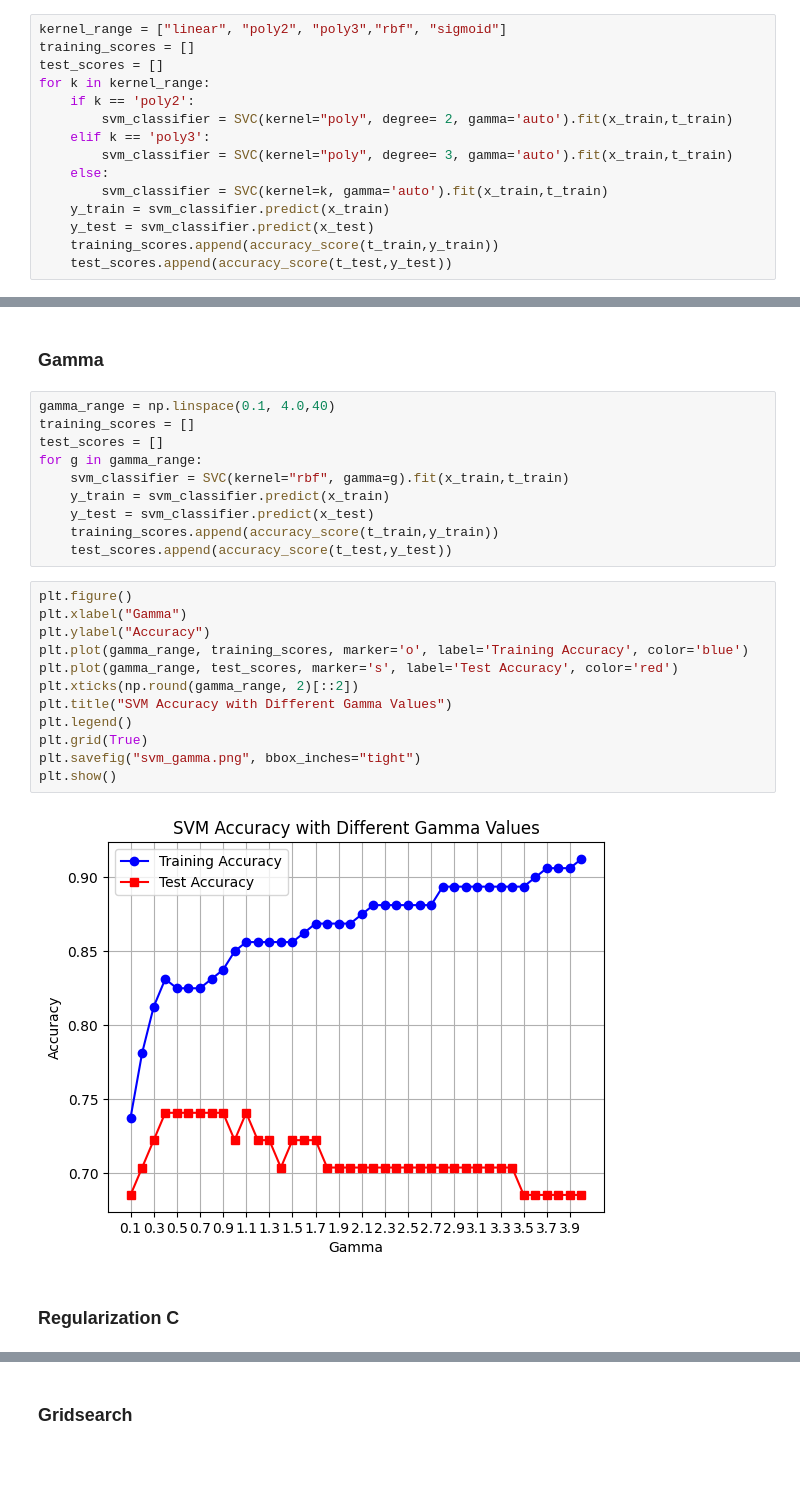
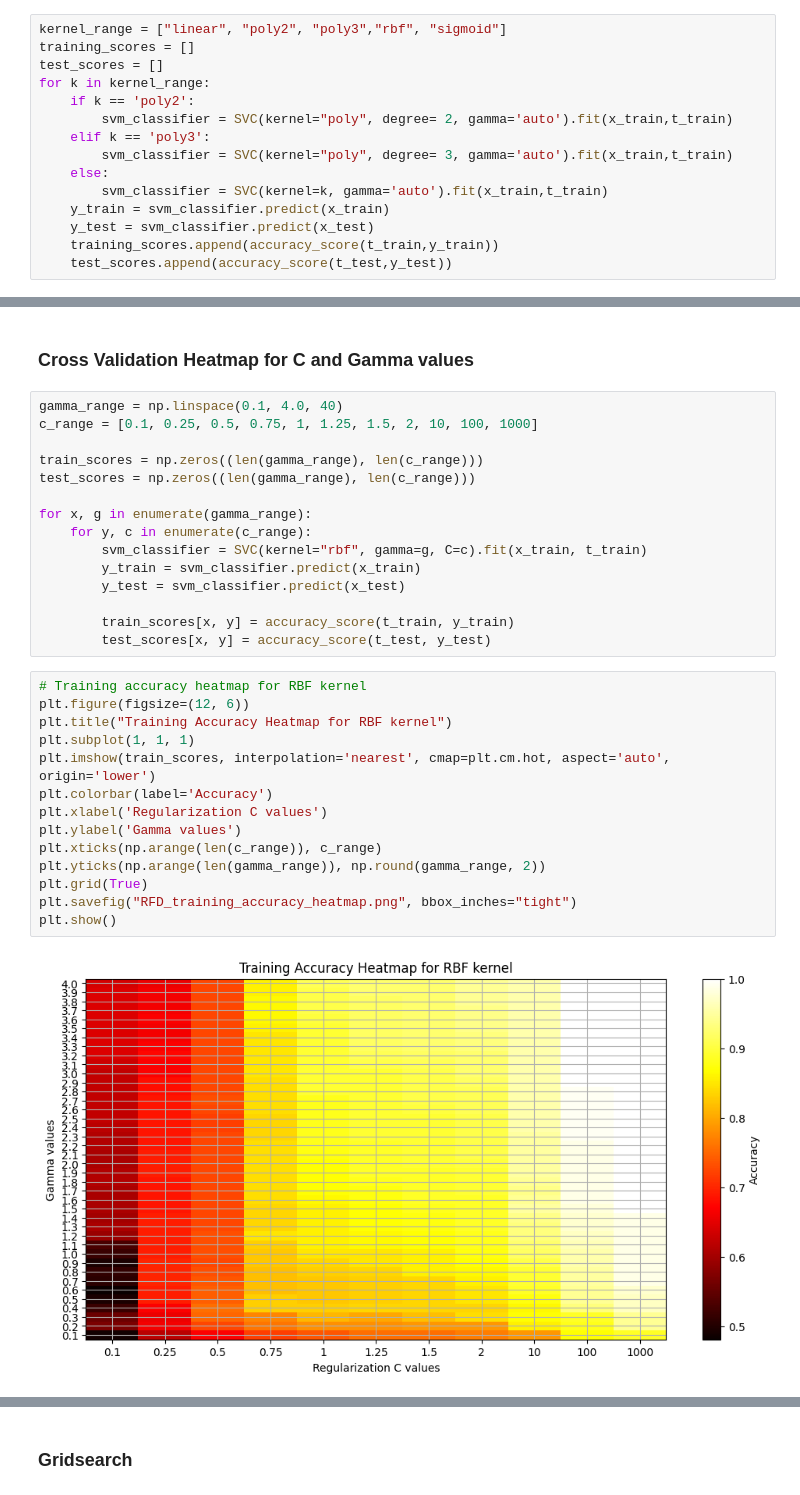
Before and after one commit to MxFrgsn/COMP2002_CW2, a Jupyter notebook: COMP2002.ipynb, the cells around one changed output, grey strips where cells are left out. Cells and saved outputs as stored; diff of their text form; blank space fills up the shorter version.

Commit message:
creation of heatmap of svm for cross validation, need to do knn still

```diff
--- a/COMP2002.ipynb
+++ b/COMP2002.ipynb
@@ -114,31 +114,36 @@ plt.savefig("svm_kernel_pca_4.png", bbox_inches="tight")
 plt.show()
 # %% [output]
 [figure]
-# %% [markdown]
-### Gamma
+# %% [markdown]
+### Cross Validation Heatmap for C and Gamma values
 # %%
-gamma_range = np.linspace(0.1, 4.0,40)
-training_scores = []
-test_scores = []
-for g in gamma_range:
-    svm_classifier = SVC(kernel="rbf", gamma=g).fit(x_train,t_train)
-    y_train = svm_classifier.predict(x_train)
-    y_test = svm_classifier.predict(x_test)
-    training_scores.append(accuracy_score(t_train,y_train))
-    test_scores.append(accuracy_score(t_test,y_test))
+gamma_range = np.linspace(0.1, 4.0, 40)
+c_range = [0.1, 0.25, 0.5, 0.75, 1, 1.25, 1.5, 2, 10, 100, 1000]
+
+train_scores = np.zeros((len(gamma_range), len(c_range)))
+test_scores = np.zeros((len(gamma_range), len(c_range)))
+
+for x, g in enumerate(gamma_range):
+    for y, c in enumerate(c_range):
+        svm_classifier = SVC(kernel="rbf", gamma=g, C=c).fit(x_train, t_train)
+        y_train = svm_classifier.predict(x_train)
+        y_test = svm_classifier.predict(x_test)
+
+        train_scores[x, y] = accuracy_score(t_train, y_train)
+        test_scores[x, y] = accuracy_score(t_test, y_test)
-# %%
-plt.figure()
-plt.xlabel("Gamma")
-plt.ylabel("Accuracy")
-plt.plot(gamma_range, training_scores, marker='o', label='Training Accuracy', color='blue')
-plt.plot(gamma_range, test_scores, marker='s', label='Test Accuracy', color='red')
-plt.xticks(np.round(gamma_range, 2)[::2])
-plt.title("SVM Accuracy with Different Gamma Values")
-plt.legend()
-plt.grid(True)
-plt.savefig("svm_gamma.png", bbox_inches="tight")
-plt.show()
-# %% [output]
-[figure, removed]
-# %% [markdown]
-### Regularization C
+# %%
+# Training accuracy heatmap for RBF kernel
+plt.figure(figsize=(12, 6))
+plt.title("Training Accuracy Heatmap for RBF kernel")
+plt.subplot(1, 1, 1)
+plt.imshow(train_scores, interpolation='nearest', cmap=plt.cm.hot, aspect='auto', origin='lower')
+plt.colorbar(label='Accuracy')
+plt.xlabel('Regularization C values')
+plt.ylabel('Gamma values')
+plt.xticks(np.arange(len(c_range)), c_range)
+plt.yticks(np.arange(len(gamma_range)), np.round(gamma_range, 2))
+plt.grid(True)
+plt.savefig("RFD_training_accuracy_heatmap.png", bbox_inches="tight")
+plt.show()
+# %% [output]
+[figure, added]
```
Also changed, not shown: parts of 20 cells of this notebook, 7 other files.
